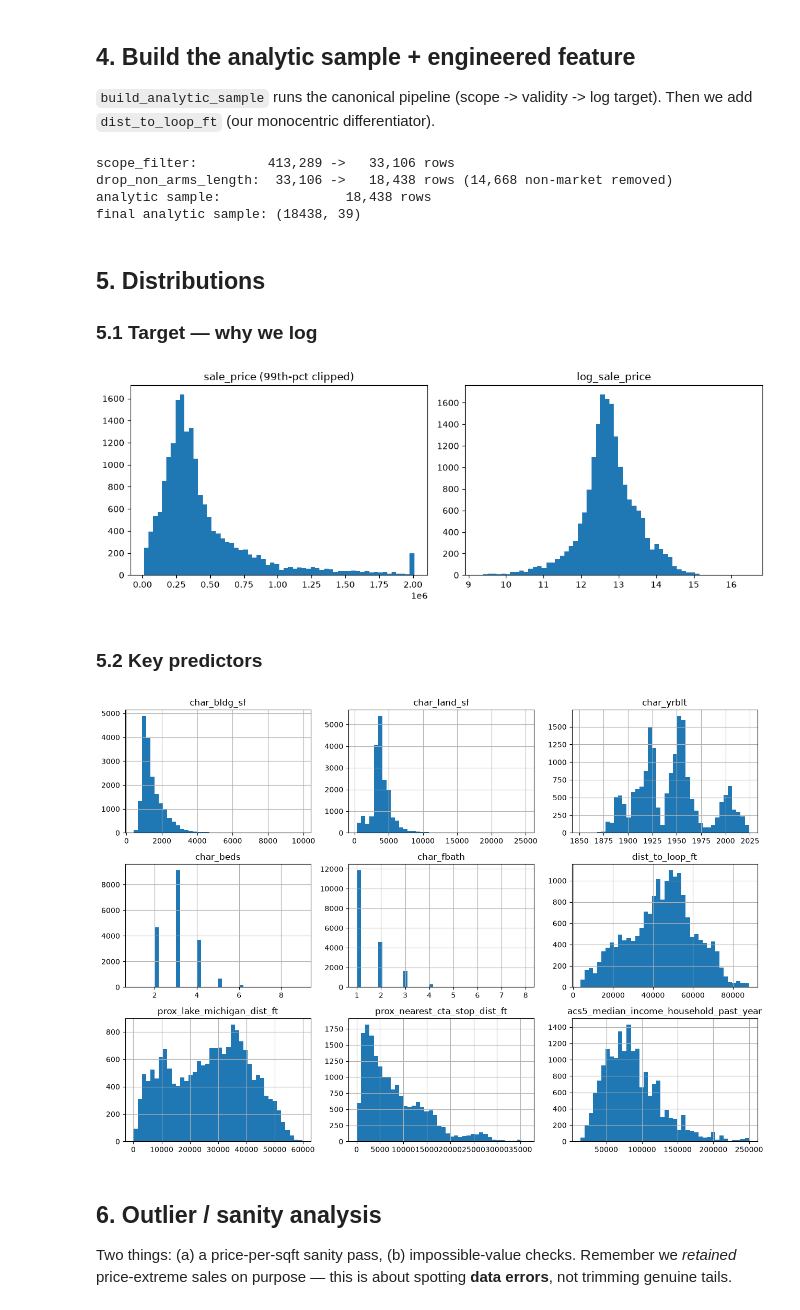
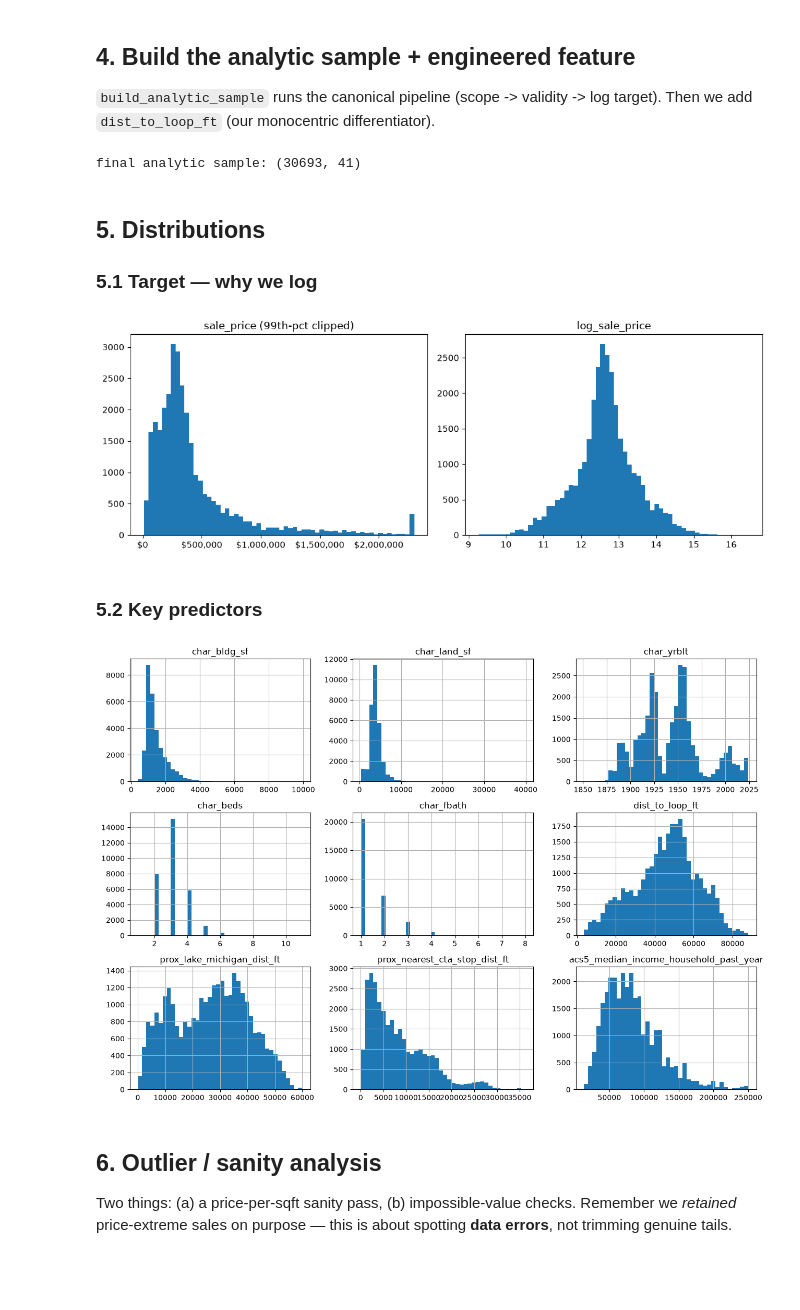
Before and after one commit to eshanprashar/chi-housing-analysis, a Jupyter notebook: notebooks/01_eda.ipynb, the cells around one changed output. Cells and saved outputs as stored; diff of their text form; code cells hidden in the pictures; blank space fills up the shorter version.

```diff
--- a/notebooks/01_eda.ipynb
+++ b/notebooks/01_eda.ipynb
@@ -156,26 +133,22 @@ prof
 `build_analytic_sample` runs the canonical pipeline (scope -> validity -> log target).
 Then we add `dist_to_loop_ft` (our monocentric differentiator).
 # %%
-sample = clean.build_analytic_sample(df)
-sample = add_distance_to_loop(sample)
 print('final analytic sample:', sample.shape)
 # %% [output]
-scope_filter:         413,289 ->   33,106 rows
-drop_non_arms_length:  33,106 ->   18,438 rows (14,668 non-market removed)
-analytic sample:                18,438 rows
-final analytic sample: (18438, 39)
+final analytic sample: (30693, 41)
 # %% [markdown]
 ## 5. Distributions
 ### 5.1 Target — why we log
 # %%
 fig, axes = plt.subplots(1, 2, figsize=(11, 4))
 axes[0].hist(sample[C.TARGET_RAW].clip(upper=sample[C.TARGET_RAW].quantile(0.99)), bins=60)
 axes[0].set_title('sale_price (99th-pct clipped)')
+axes[0].xaxis.set_major_formatter(plt.FuncFormatter(lambda x, _: f"${x:,.0f}"))
 axes[1].hist(sample[C.TARGET], bins=60)
 axes[1].set_title('log_sale_price')
 plt.tight_layout(); plt.show()
 # %% [output]
-[figure, old version]
+[figure, new version]
 # %% [markdown]
 ### 5.2 Key predictors
 # %%
@@ -184,10 +157,10 @@ numeric = [
     'dist_to_loop_ft', 'prox_lake_michigan_dist_ft', 'prox_nearest_cta_stop_dist_ft',
     'acs5_median_income_household_past_year',
 ]
-sample[numeric].hist(bins=40, figsize=(13, 9))
+model_df[numeric].hist(bins=40, figsize=(13, 9))
 plt.tight_layout(); plt.show()
 # %% [output]
-[figure, old version]
+[figure, new version]
 # %% [markdown]
 ## 6. Outlier / sanity analysis
 Two things: (a) a price-per-sqft sanity pass, (b) impossible-value checks.
```
Also changed, not shown: parts of 7 cells of this notebook, 6 other files.
